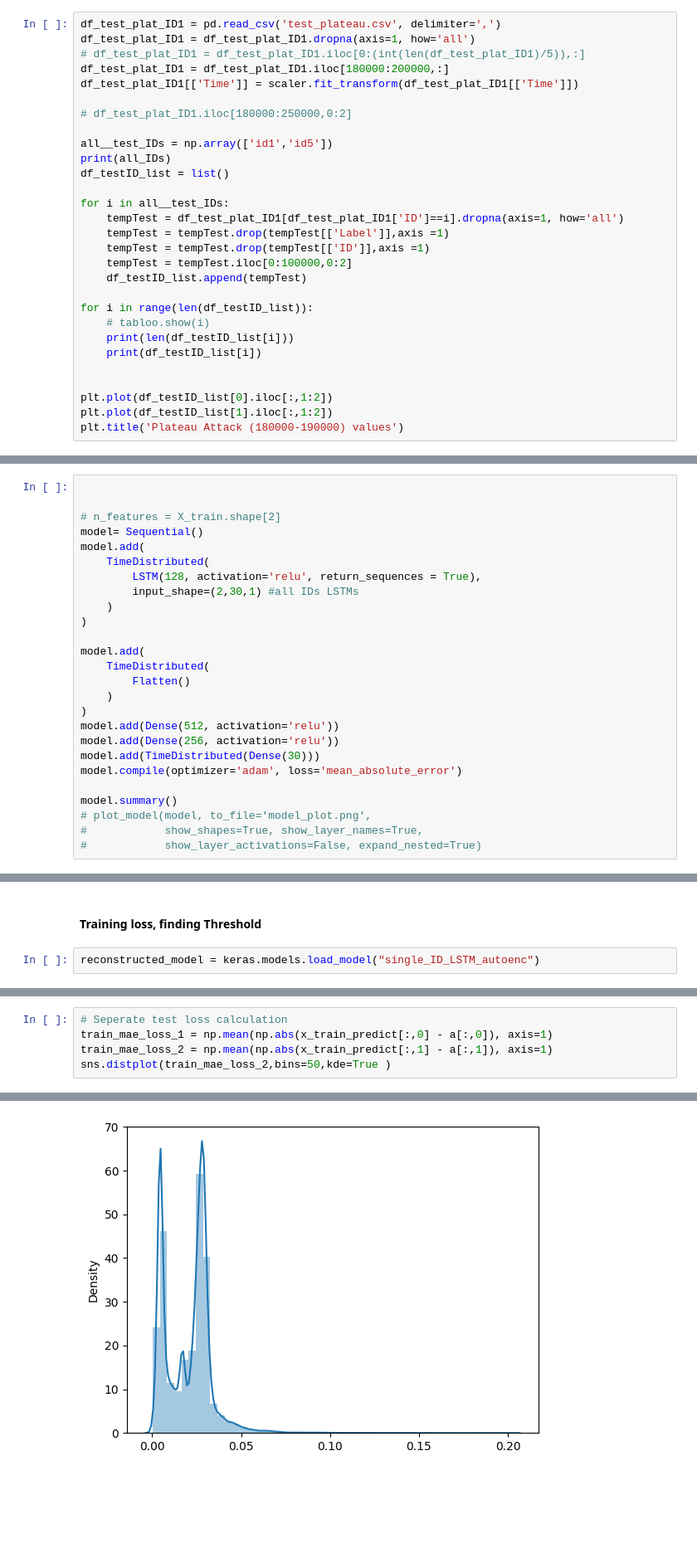
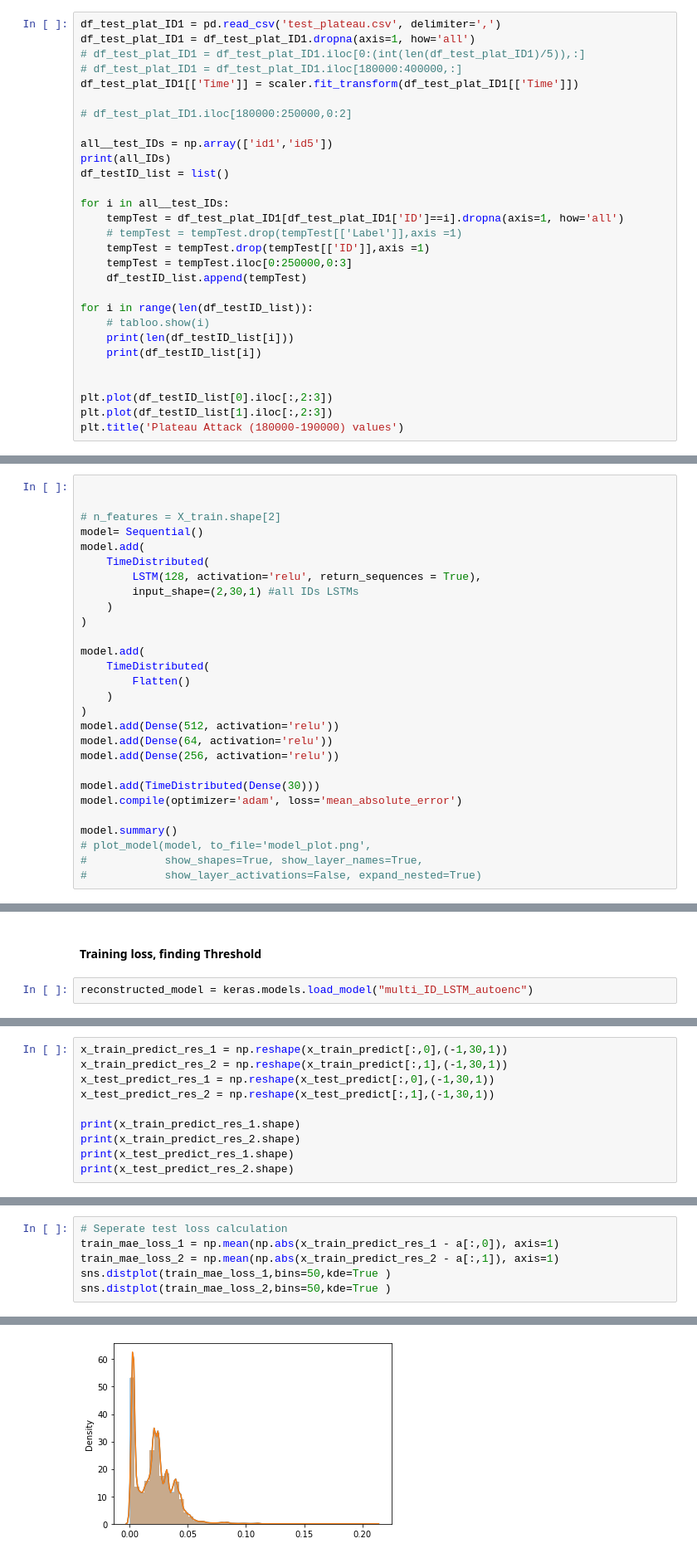
Before and after one commit to abdul2k10023/ML_CAN_IDS, a Jupyter notebook: multi_IDs.ipynb, the cells around one changed output, grey strips where cells are left out. Shown: that part at 83% size. Cells and saved outputs as stored; diff of their text form; blank space fills up the shorter version.

```diff
--- a/multi_IDs.ipynb
+++ b/multi_IDs.ipynb
@@ -92,7 +92,7 @@ Name: Signal1, Length: 100000, dtype: float64
 df_test_plat_ID1 = pd.read_csv('test_plateau.csv', delimiter=',')
 df_test_plat_ID1 = df_test_plat_ID1.dropna(axis=1, how='all')
 # df_test_plat_ID1 = df_test_plat_ID1.iloc[0:(int(len(df_test_plat_ID1)/5)),:]
-df_test_plat_ID1 = df_test_plat_ID1.iloc[180000:200000,:]
+# df_test_plat_ID1 = df_test_plat_ID1.iloc[180000:400000,:]
 df_test_plat_ID1[['Time']] = scaler.fit_transform(df_test_plat_ID1[['Time']])
 
 # df_test_plat_ID1.iloc[180000:250000,0:2]
@@ -103,9 +103,9 @@ df_testID_list = list()
 
 for i in all__test_IDs:
     tempTest = df_test_plat_ID1[df_test_plat_ID1['ID']==i].dropna(axis=1, how='all')
-    tempTest = tempTest.drop(tempTest[['Label']],axis =1)
+    # tempTest = tempTest.drop(tempTest[['Label']],axis =1)
     tempTest = tempTest.drop(tempTest[['ID']],axis =1)
-    tempTest = tempTest.iloc[0:100000,0:2]
+    tempTest = tempTest.iloc[0:250000,0:3]
     df_testID_list.append(tempTest)
 
 for i in range(len(df_testID_list)):
@@ -114,8 +114,8 @@ for i in range(len(df_testID_list)):
     print(df_testID_list[i])
 
 
-plt.plot(df_testID_list[0].iloc[:,1:2])
-plt.plot(df_testID_list[1].iloc[:,1:2])
+plt.plot(df_testID_list[0].iloc[:,2:3])
+plt.plot(df_testID_list[1].iloc[:,2:3])
 plt.title('Plateau Attack (180000-190000) values')
 # %% [output]
 ['id1' 'id5']
@@ -253,7 +253,9 @@ model.add(
     )
 )
 model.add(Dense(512, activation='relu'))
+model.add(Dense(64, activation='relu'))
 model.add(Dense(256, activation='relu'))
+
 model.add(TimeDistributed(Dense(30)))
 model.compile(optimizer='adam', loss='mean_absolute_error')
 
@@ -291,4 +311,4 @@ Epoch 1/15
 # %% [markdown]
 #### Training loss, finding Threshold
 # %%
-reconstructed_model = keras.models.load_model("single_ID_LSTM_autoenc")
+reconstructed_model = keras.models.load_model("multi_ID_LSTM_autoenc")
@@ -332,0 +351,10 @@ xxxxxxxxxxxxxxxxxxxxxxxxxxxxxxxxxxxxxxxxxxxxxxxxxxxxxxxxxxxxxxxxxxxxxxxxxxxxxxxx
+# %%
+x_train_predict_res_1 = np.reshape(x_train_predict[:,0],(-1,30,1))
+x_train_predict_res_2 = np.reshape(x_train_predict[:,1],(-1,30,1))
+x_test_predict_res_1 = np.reshape(x_test_predict[:,0],(-1,30,1))
+x_test_predict_res_2 = np.reshape(x_test_predict[:,1],(-1,30,1))
+
+print(x_train_predict_res_1.shape)
+print(x_train_predict_res_2.shape)
+print(x_test_predict_res_1.shape)
+print(x_test_predict_res_2.shape)
@@ -333,6 +366,7 @@ xxxxxxxxxxxxxxxxxxxxxxxxxxxxxxxxxxxxxxxxxxxxxxxxxxxxxxxxxxxxxxxxxxxxxxxxxxxxxxxx
 # %%
 # Seperate test loss calculation
-train_mae_loss_1 = np.mean(np.abs(x_train_predict[:,0] - a[:,0]), axis=1)
-train_mae_loss_2 = np.mean(np.abs(x_train_predict[:,1] - a[:,1]), axis=1)
+train_mae_loss_1 = np.mean(np.abs(x_train_predict_res_1 - a[:,0]), axis=1)
+train_mae_loss_2 = np.mean(np.abs(x_train_predict_res_2 - a[:,1]), axis=1)
+sns.distplot(train_mae_loss_1,bins=50,kde=True )
 sns.distplot(train_mae_loss_2,bins=50,kde=True )
 # %% [output]
@@ -349,3 +374,3 @@ https://gist.github.com/mwaskom/de44147ed2974457ad6372750bbe5751
-[figure, old version]
+[figure, new version]
 # %%
 # Seperate test loss calculation
```
Also changed, not shown: parts of 41 cells of this notebook, 8 other files.
